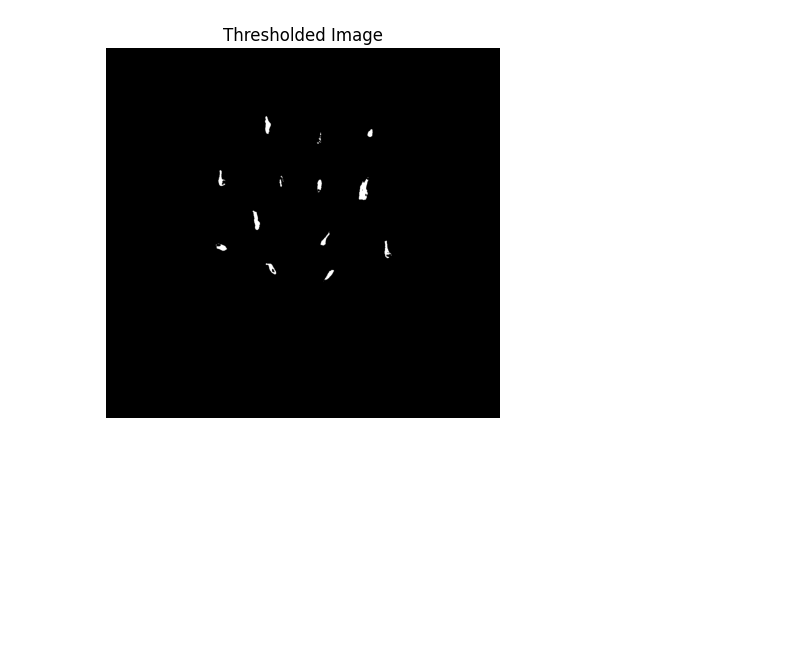
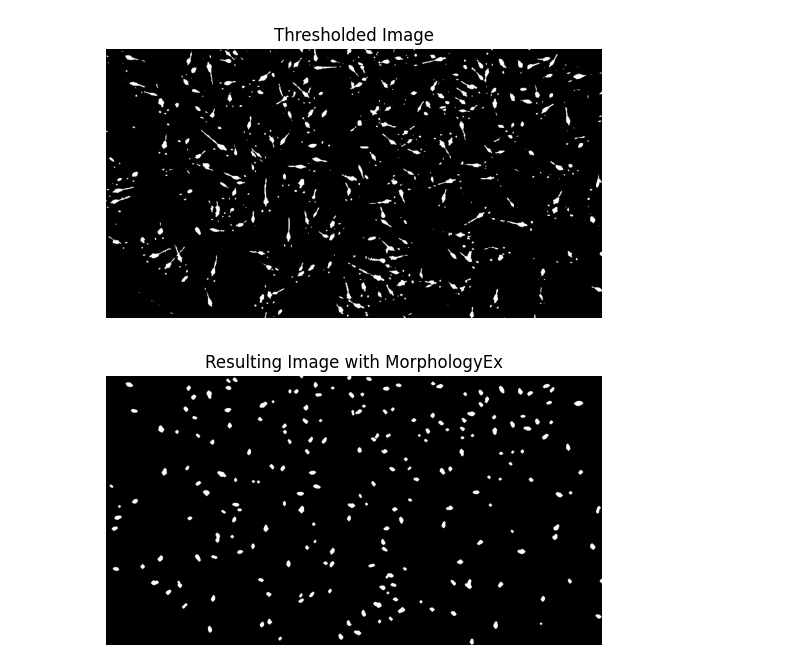
Before and after one commit to CarReign/Prawn-Larvae-Counter-App, a Jupyter notebook: Algo/Untitled.ipynb, the cells around one changed output. Drawn from its saved outputs; the diff is of its cells as text; code cells hidden in the pictures; blank space fills up the shorter version.

```diff
--- a/Algo/Untitled.ipynb
+++ b/Algo/Untitled.ipynb
@@ -4,27 +4,38 @@ import numpy as np
 from matplotlib import pyplot as plt
 # %%
 # Load image, grayscale, Otsu's threshold
-image = cv2.imread('sample(2).jpg')
+image = cv2.imread('prawn.png')
 original_image = image.copy()  # Make a copy of the original image
 gray = cv2.cvtColor(image, cv2.COLOR_BGR2GRAY)
 # Adjust the threshold value manually
-threshold_value = 100  # Set your desired threshold value here
+#threshold_value = 100  # Set your desired threshold value here
 
 # Perform thresholding with the adjusted threshold value
-thresh = cv2.threshold(gray, threshold_value, 255, cv2.THRESH_BINARY_INV)[1]
+#thresh = cv2.threshold(gray,0, 255, cv2.THRESH_BINARY_INV + cv2.THRESH_OTSU)[1]
+
+thresh = cv2.adaptiveThreshold(gray, 255,
+	cv2.ADAPTIVE_THRESH_MEAN_C, cv2.THRESH_BINARY_INV, 21, 10)
 
 # Display the thresholded image using matplotlib
 plt.imshow(thresh, cmap='gray')
 plt.title('Thresholded Image')
 plt.axis('off')  # Turn off axis
 plt.show()
 # %% [output]
-[figure, old version]
+[figure, new version]
 # %%
-
+# Morph open using elliptical shaped kernel
+kernel = cv2.getStructuringElement(cv2.MORPH_ELLIPSE, (3,3))
+opening = cv2.morphologyEx(thresh, cv2.MORPH_OPEN, kernel, iterations=3)
+plt.imshow(cv2.cvtColor(opening, cv2.COLOR_BGR2RGB))
+plt.title('Resulting Image with MorphologyEx')
+plt.axis('off')
+plt.show()
 # Find contours
-cnts = cv2.findContours(thresh, cv2.RETR_EXTERNAL, cv2.CHAIN_APPROX_SIMPLE)
+cnts = cv2.findContours(opening, cv2.RETR_EXTERNAL, cv2.CHAIN_APPROX_SIMPLE)
 cnts = cnts[0] if len(cnts) == 2 else cnts[1]
+# %% [output]
+[figure, added]
 # %%
 
 # Filter contours by area to count only white objects
```
Also changed, not shown: parts of 2 cells of this notebook.
